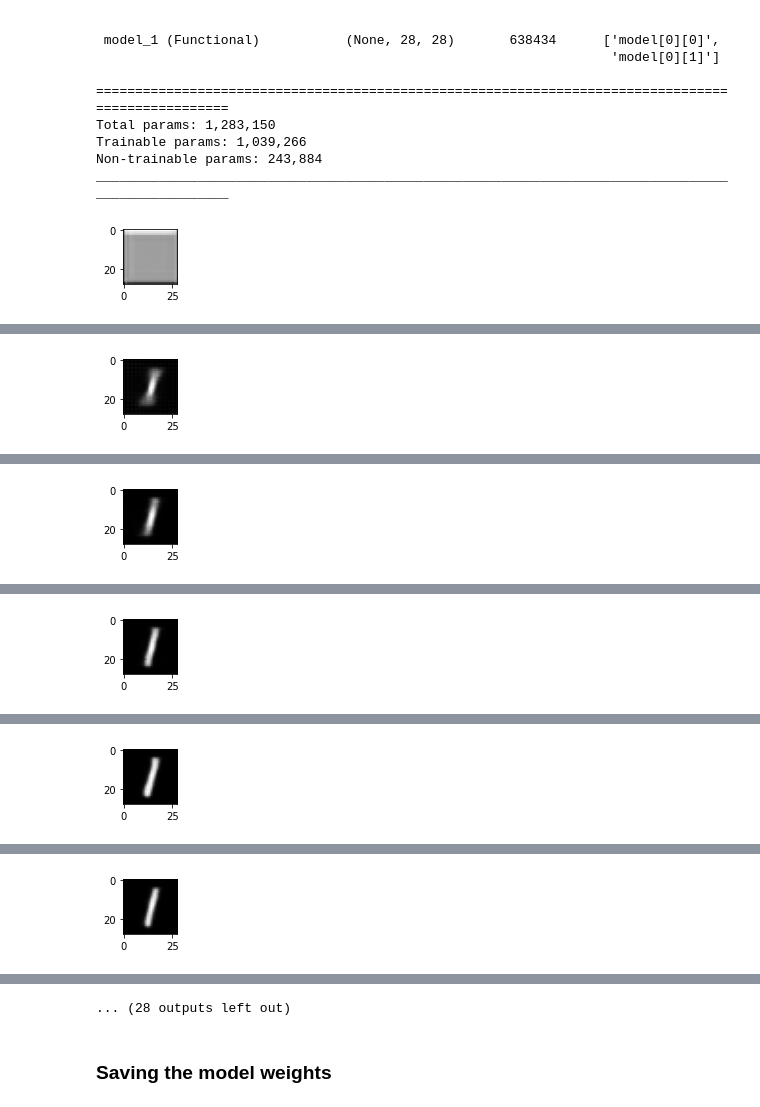
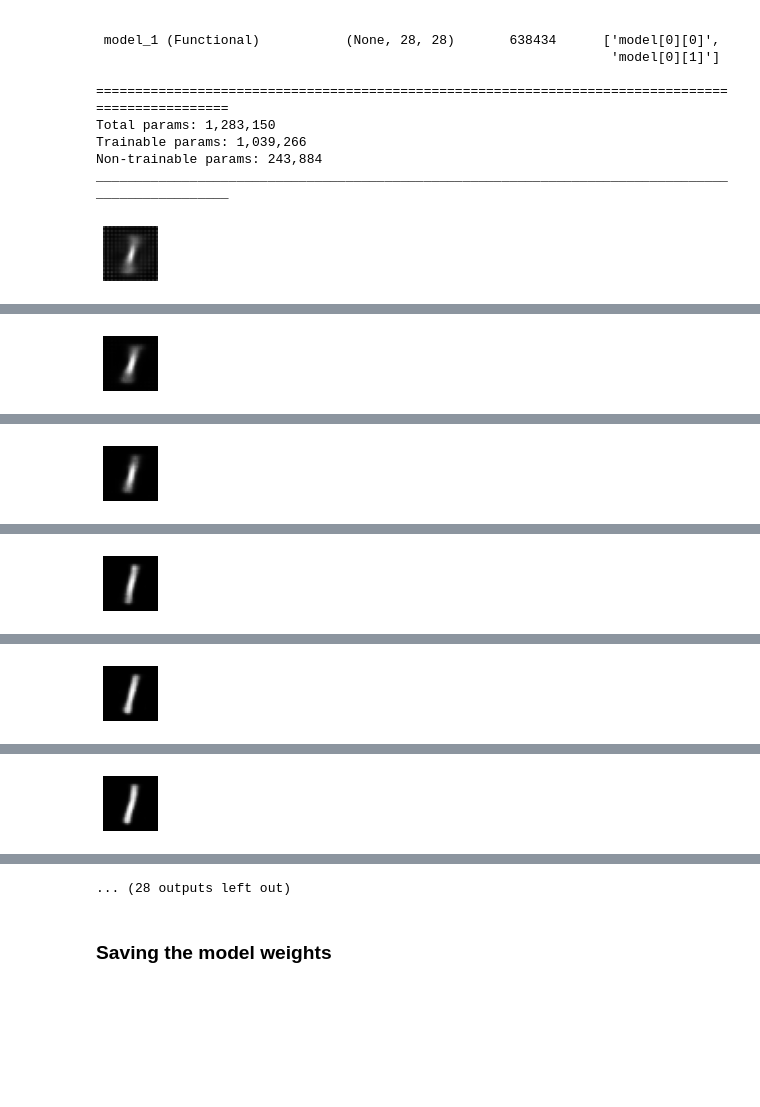
Before and after one commit to Kem975/CS512_Autoencoders, a Jupyter notebook: src/notebook.ipynb, the cells around one changed output, grey strips where cells are left out. Cells and saved outputs as stored; diff of their text form; code cells hidden in the pictures; blank space fills up the shorter version.

```diff
--- a/src/notebook.ipynb
+++ b/src/notebook.ipynb
@@ -179,21 +200,22 @@ ________________________________________________________________________________
 # %%
 def decode_example():
   ohe = np.zeros((1, 10)) # One hot encoded vector init
   ohe[0, 1] = 1 # Choos the number 1
   var = np.zeros((1, 1)) # Variation parameter init
   var[0] = 0.5 # Random ratio
   image = decoder.predict([ohe, var])[0]
   plt.rcParams["figure.figsize"] = (1,1)
   plt.imshow(image, cmap = "gray")
+  plt.axis('off')
   plt.show()
 # Compile the autoencoder
 autoencoder.compile(optimizer=optimizers.Adam(learning_rate=1e-4), loss = "binary_crossentropy")
 # Train the whole autoencoder
 for i in range(20):
   decode_example()
   # We train one iteration by one to see the changes
   print(f'EPOCH - {i}')
   autoencoder.fit(train_images, train_images, batch_size=64, epochs=1, validation_data=[val_images, val_images])
 # %% [output]
-[figure, old version]
+[figure, new version]
 EPOCH - 0
@@ -201,2 +223,2 @@ EPOCH - 0
-[figure, old version]
+[figure, new version]
 EPOCH - 1
@@ -204,2 +226,2 @@ EPOCH - 1
-[figure, old version]
+[figure, new version]
 EPOCH - 2
@@ -207,2 +229,2 @@ EPOCH - 2
-[figure, old version]
+[figure, new version]
 EPOCH - 3
@@ -210,2 +232,2 @@ EPOCH - 3
-[figure, old version]
+[figure, new version]
 EPOCH - 4
@@ -213,2 +235,2 @@ EPOCH - 4
-[figure, old version]
+[figure, new version]
 EPOCH - 5
```
Also changed, not shown: parts of 17 cells of this notebook.
